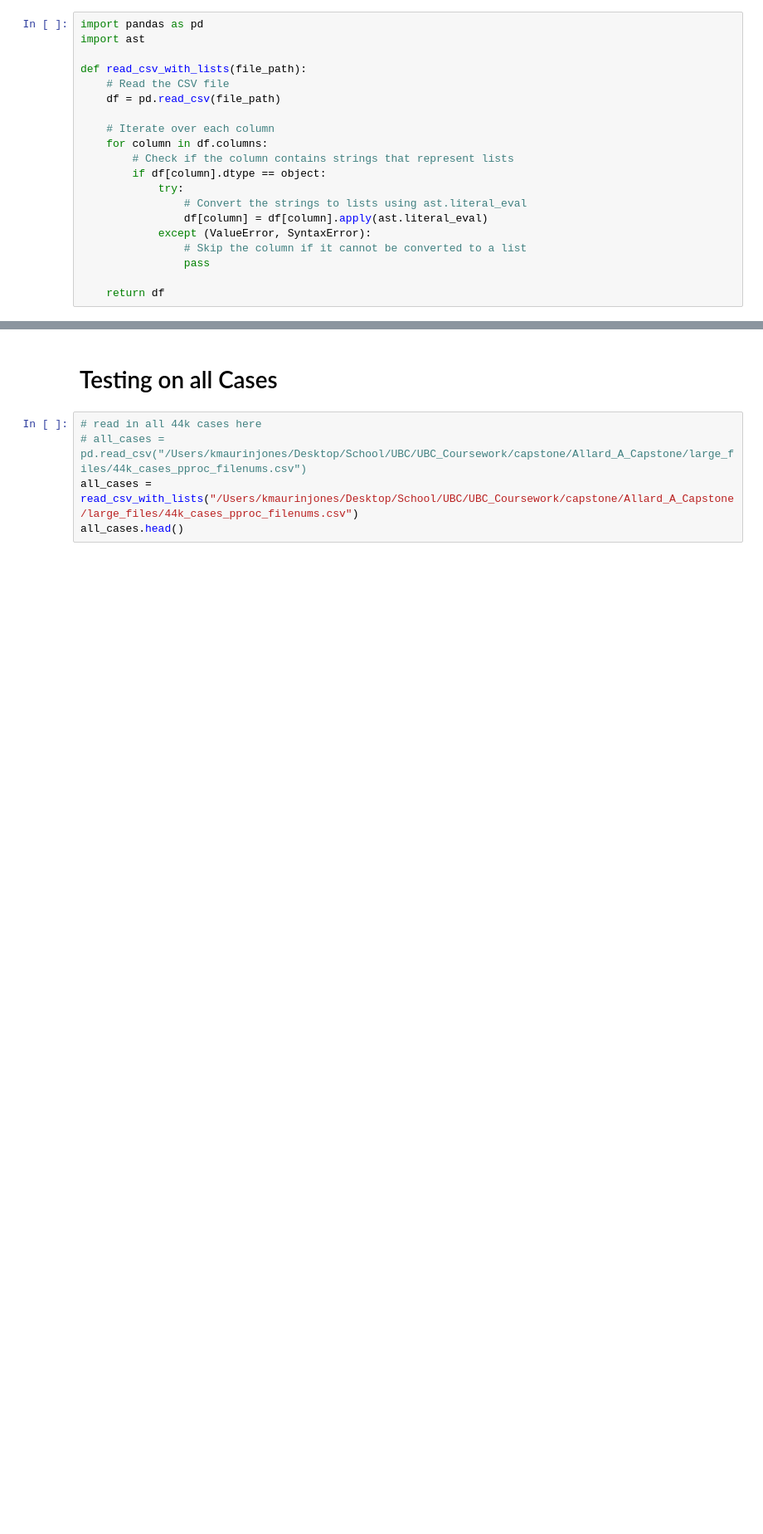
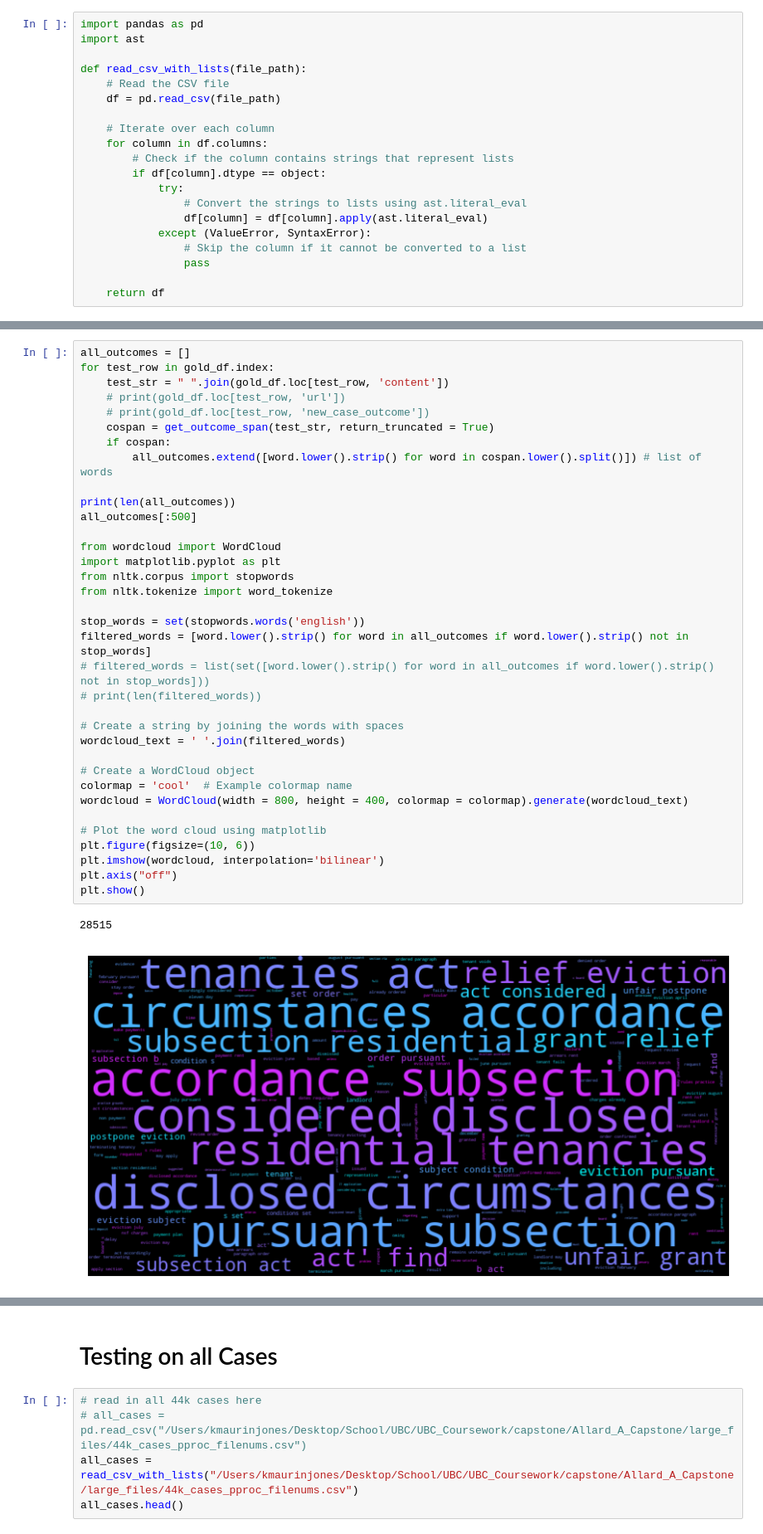
Before and after one commit to jataellen/Allard_A_Capstone, a Jupyter notebook: outcome_extraction_rule_based.ipynb, the cells around one changed output, grey strips where cells are left out. Shown at 83% size. Saved outputs shown, nothing was run; the diff lists cells and outputs as text; blank space fills up the shorter version.

Commit message:
outcome extraction algo updated

```diff
--- a/outcome_extraction_rule_based.ipynb
+++ b/outcome_extraction_rule_based.ipynb
@@ -279,0 +229,38 @@ I have considered all of the disclosed circumstances in accordance with subsecti
+# %%
+all_outcomes = []
+for test_row in gold_df.index:
+    test_str = " ".join(gold_df.loc[test_row, 'content'])
+    # print(gold_df.loc[test_row, 'url'])
+    # print(gold_df.loc[test_row, 'new_case_outcome'])
+    cospan = get_outcome_span(test_str, return_truncated = True)
+    if cospan:
+        all_outcomes.extend([word.lower().strip() for word in cospan.lower().split()]) # list of words
+
+print(len(all_outcomes))
+all_outcomes[:500]
+
+from wordcloud import WordCloud
+import matplotlib.pyplot as plt
+from nltk.corpus import stopwords
+from nltk.tokenize import word_tokenize
+
+stop_words = set(stopwords.words('english'))
+filtered_words = [word.lower().strip() for word in all_outcomes if word.lower().strip() not in stop_words]
+# filtered_words = list(set([word.lower().strip() for word in all_outcomes if word.lower().strip() not in stop_words]))
+# print(len(filtered_words))
+
+# Create a string by joining the words with spaces
+wordcloud_text = ' '.join(filtered_words)
+
+# Create a WordCloud object
+colormap = 'cool'  # Example colormap name
+wordcloud = WordCloud(width = 800, height = 400, colormap = colormap).generate(wordcloud_text)
+
+# Plot the word cloud using matplotlib
+plt.figure(figsize=(10, 6))
+plt.imshow(wordcloud, interpolation='bilinear')
+plt.axis("off")
+plt.show()
+# %% [output]
+28515
+[figure, added]
```
Also changed, not shown: parts of 12 cells of this notebook.
